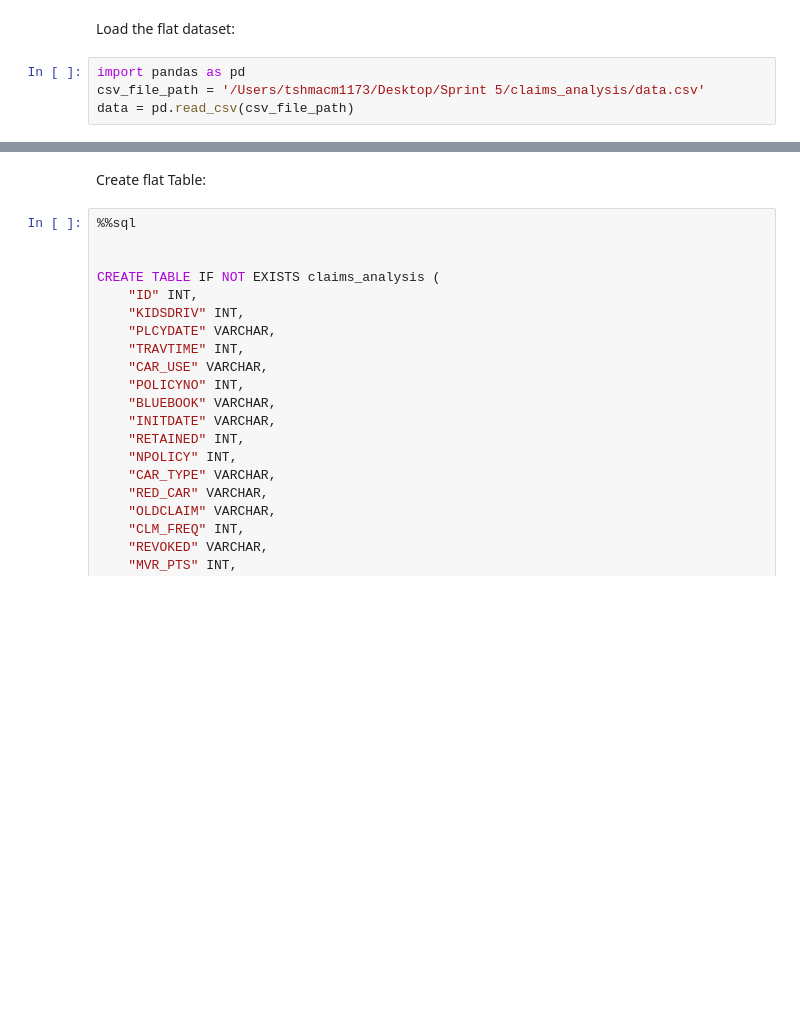
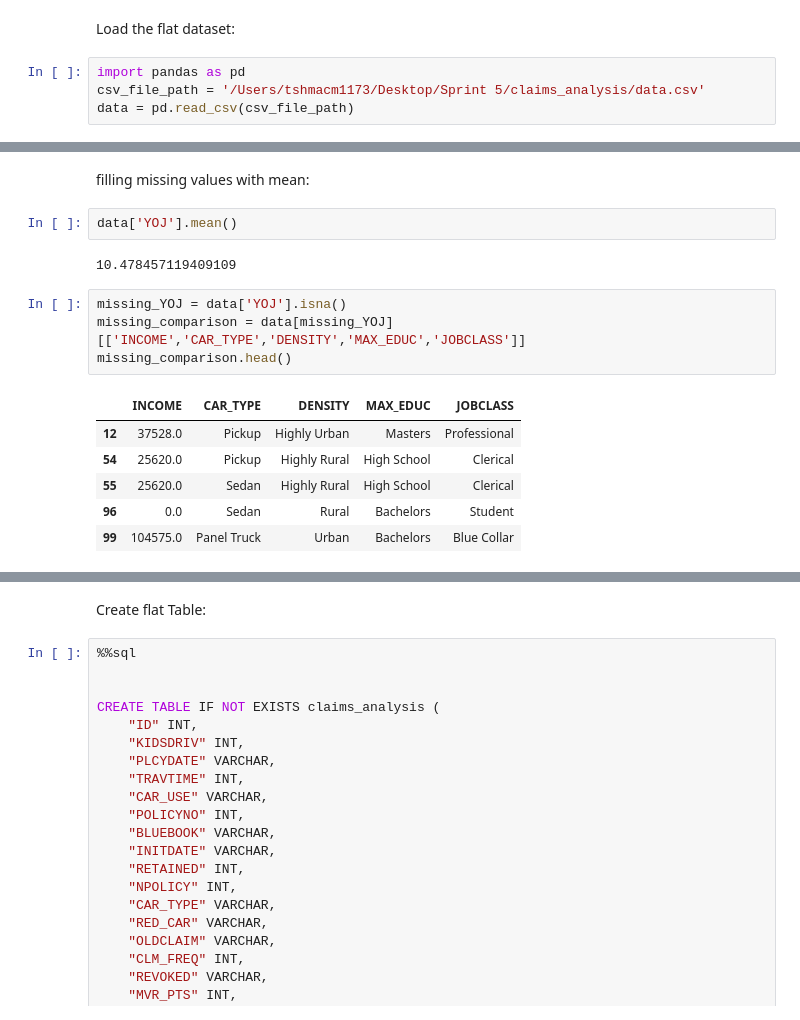
Before and after one commit to The-DigitalAcademy/claims_analysis, a Jupyter notebook: ImportData.ipynb, the cells around one changed output, grey strips where cells are left out. Saved outputs shown, nothing was run; the diff lists cells and outputs as text; blank space fills up the shorter version.

```diff
--- a/ImportData.ipynb
+++ b/ImportData.ipynb
@@ -150,0 +123,17 @@ data.shape
+# %% [markdown]
+filling missing values with mean:
+# %%
+data['YOJ'].mean()
+# %% [output]
+10.478457119409109
+# %%
+missing_YOJ = data['YOJ'].isna()
+missing_comparison = data[missing_YOJ][['INCOME','CAR_TYPE','DENSITY','MAX_EDUC','JOBCLASS']]
+missing_comparison.head()
+# %% [output]
+|  | INCOME | CAR_TYPE | DENSITY | MAX_EDUC | JOBCLASS |
+| 12 | 37528.0 | Pickup | Highly Urban | Masters | Professional |
+| 54 | 25620.0 | Pickup | Highly Rural | High School | Clerical |
+| 55 | 25620.0 | Sedan | Highly Rural | High School | Clerical |
+| 96 | 0.0 | Sedan | Rural | Bachelors | Student |
+| 99 | 104575.0 | Panel Truck | Urban | Bachelors | Blue Collar |
```
Also changed, not shown: parts of 32 cells of this notebook, 1 other file.
